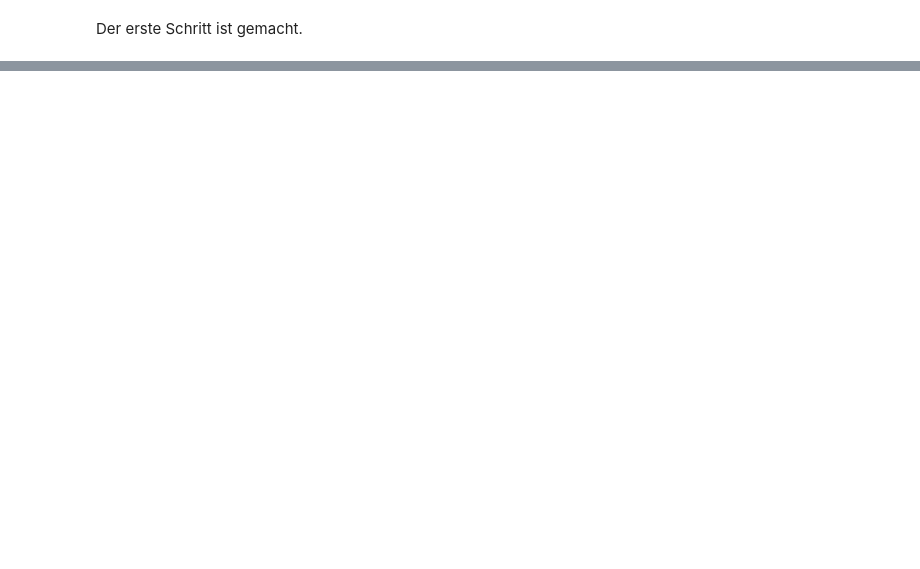
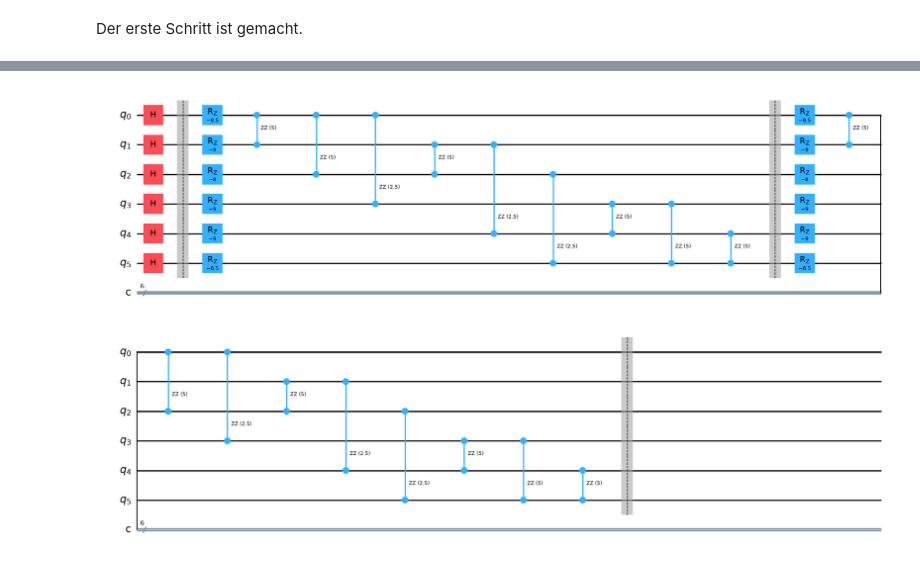
Before and after one commit to MelB18/EasyQuanten, a Jupyter notebook: Daenemark.ipynb, the cells around one changed output, grey strips where cells are left out. Saved outputs shown, nothing was run; the diff lists cells and outputs as text; code cells hidden in the pictures; blank space fills up the shorter version.

```diff
--- a/Daenemark.ipynb
+++ b/Daenemark.ipynb
@@ -23,29 +54,33 @@ qc.barrier()
 # %%
 # ==========================================
 # 2. Cost Layer
 # ==========================================
 
 h = [-8.5, -9.0, -8.0, -9.0, -9.0, -8.5]
 
 for q, coeff in enumerate(h):
-qc.rz(2 * gamma * coeff, q)
+  qc.rz(2 * gamma * coeff, q)
 
 zz_terms = [
 (0, 1, 5.0),
 (0, 2, 5.0),
 (0, 3, 2.5),
 (1, 2, 5.0),
 (1, 4, 2.5),
 (2, 5, 2.5),
 (3, 4, 5.0),
 (3, 5, 5.0),
 (4, 5, 5.0),
 ]
 
 for q1, q2, coeff in zz_terms:
-qc.rzz(2 * gamma * coeff, q1, q2)
+  qc.rzz(2 * gamma * coeff, q1, q2)
 
 qc.barrier()
+
+qc.draw("mpl")
+# %% [output]
+[figure, added]
 # %%
 # ==========================================
 # 3. Mixer
```
Also changed, not shown: parts of 6 cells of this notebook.
